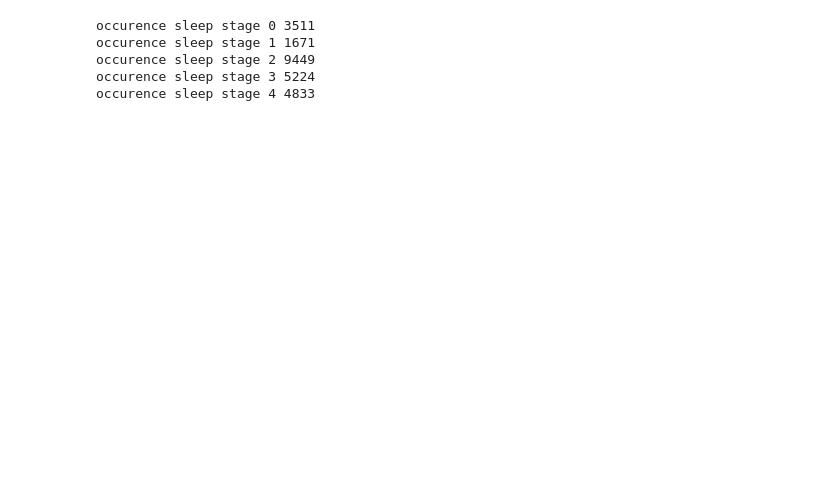
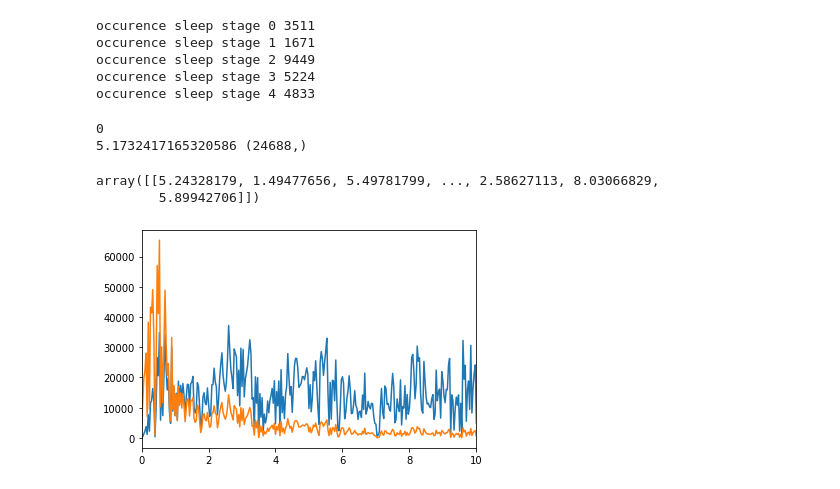
Before and after one commit to RafLaf/dreem-challange, a Jupyter notebook: frequencyfeature.ipynb, the cells around one changed output. Cells and saved outputs as stored; diff of their text form; code cells hidden in the pictures; blank space fills up the shorter version.

```diff
--- a/frequencyfeature.ipynb
+++ b/frequencyfeature.ipynb
@@ -28,17 +28,45 @@ def extractfbands(eeg,cuts):
     L=list()
     s=eeg.shape
     idcut=int(s[1]/cuts)
-    freq=np.fft.fftfreq(idcut,1/50)[:int(s[1]/2)]
-    print(freq.shape)
+    freq=np.fft.fftfreq(idcut,1/50)[:int(idcut/2)]
     for i in range(cuts):
         print(i)
-        FFT=np.fft.fft(eeg[:,i*idcut:(i+1)*idcut],axis=1)[:,:int(s[1]/2)]
-        FFT=abs(FFT)**2
+        FFT=np.fft.fft(eeg[:,i*idcut:(i+1)*idcut],axis=1)[:,:int(idcut/2)]
+        FFT=abs(FFT)
         delta=np.sum(FFT[:,np.where((freq<4)*(freq>0))],axis=2)
         theta=np.sum(FFT[:,np.where((freq>4)* (freq<8))],axis=2)
         alpha=np.sum(FFT[:,np.where((freq>8)* (freq<13))],axis=2)
         beta=np.sum(FFT[:,np.where((freq>13 )* (freq<22))],axis=2)
         gamma=np.sum(FFT[:,np.where(freq>22)],axis=2)
+        plt.plot(gamma/gamma.mean())
+        plt.plot(alpha/alpha.mean())
+        plt.plot(delta/delta.mean())
         L.append( np.array([delta,theta,alpha,beta,gamma]))
     return np.array(L)
+
+
+def extractfmax(eeg,cuts):
+    L=list()
+    s=eeg.shape
+    idcut=int(s[1]/cuts)
+    freq=np.fft.fftfreq(idcut,1/50)[:int(idcut/2)]
+    for i in range(cuts):
+        print(i)
+        FFT=np.fft.fft(eeg[:,i*idcut:(i+1)*idcut],axis=1)[:,:int(idcut/2)]
+        FFT=abs(FFT)
+        plt.plot(freq,(FFT*freq)[2000])
+        f=np.sum(FFT*freq,axis=1)/np.sum(FFT,axis=1)
+        plt.plot(freq,FFT[2000])
+        print(f[2000],f.shape)
+        L.append(f)
+        plt.xlim(0,10)
+    return np.array(L)
+# %%
+extractfmax(eggs[0],1)
+# %% [output]
+0
+5.1732417165320586 (24688,)
+array([[5.24328179, 1.49477656, 5.49781799, ..., 2.58627113, 8.03066829,
+        5.89942706]])
+[figure, added]
 # %%
```
Also changed, not shown: parts of 28 cells of this notebook, 3 other files.
